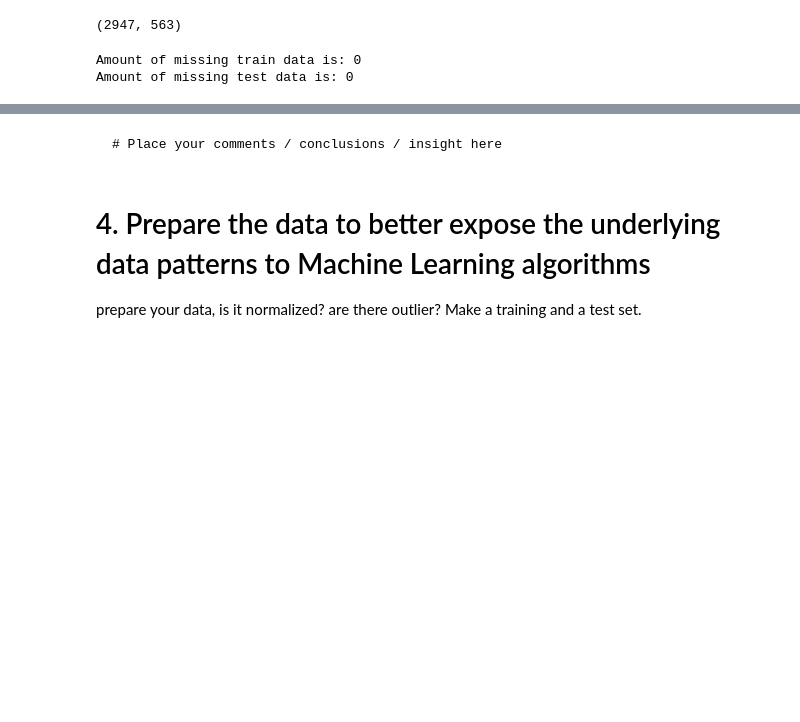
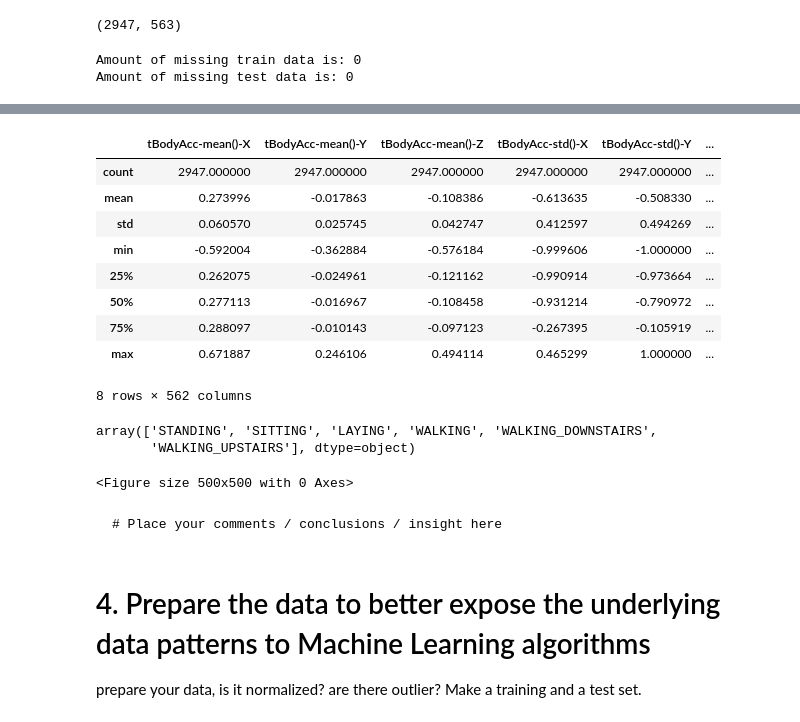
Before and after one commit to yannick1203/AIS_Group2, a Jupyter notebook: Assignment1/Code/PartB/Assignment1_PART_B.ipynb, the cells around one changed output, grey strips where cells are left out. Cells and saved outputs as stored; diff of their text form; code cells hidden in the pictures; blank space fills up the shorter version.

```diff
--- a/Assignment1/Code/PartB/Assignment1_PART_B.ipynb
+++ b/Assignment1/Code/PartB/Assignment1_PART_B.ipynb
@@ -122,0 +150,39 @@ Amount of missing test data is: 0
+# %%
+test.describe()
+# %% [output]
+|  | tBodyAcc-mean()-X | tBodyAcc-mean()-Y | tBodyAcc-mean()-Z | tBodyAcc-std()-X | tBodyAcc-std()-Y | ... |
+| count | 2947.000000 | 2947.000000 | 2947.000000 | 2947.000000 | 2947.000000 | ... |
+| mean | 0.273996 | -0.017863 | -0.108386 | -0.613635 | -0.508330 | ... |
+| std | 0.060570 | 0.025745 | 0.042747 | 0.412597 | 0.494269 | ... |
+| min | -0.592004 | -0.362884 | -0.576184 | -0.999606 | -1.000000 | ... |
+| 25% | 0.262075 | -0.024961 | -0.121162 | -0.990914 | -0.973664 | ... |
+| 50% | 0.277113 | -0.016967 | -0.108458 | -0.931214 | -0.790972 | ... |
+| 75% | 0.288097 | -0.010143 | -0.097123 | -0.267395 | -0.105919 | ... |
+| max | 0.671887 | 0.246106 | 0.494114 | 0.465299 | 1.000000 | ... |
+8 rows × 562 columns
+# %%
+train['Activity'].unique()
+# %% [output]
+array(['STANDING', 'SITTING', 'LAYING', 'WALKING', 'WALKING_DOWNSTAIRS',
+       'WALKING_UPSTAIRS'], dtype=object)
+# %%
+plt.figure(figsize=(5, 5))
+label_counts = train['Activity'].value_counts()
+colors = px.colors.qualitative.Plotly
+
+graph = go.Bar(x=label_counts.index, y=label_counts.values, marker = dict(color = colors))
+layout = go.Layout(
+    height=450, width=1100,
+    title = 'Activity Counts Distribution Train Set',
+    xaxis = dict(title = 'Activity', tickangle=0, showgrid=False),
+    yaxis = dict(title = 'Count', showgrid=False),
+    plot_bgcolor='#2d3035', paper_bgcolor='#2d3035',
+    title_font=dict(size=25, color='#a5a7ab', family='roboto'),
+    margin=dict(t=80, b=30, l=70, r=40),
+    font=dict(color='#8a8d93'))
+fig = go.Figure(data=[graph], layout = layout)
+fig.update_traces(textfont=dict(color='#fff'), marker=dict(line=dict(color='#ffffff', width=2)))
+
+iplot(fig)
+# %% [output]
+<Figure size 500x500 with 0 Axes>
```
Also changed, not shown: parts of 16 cells of this notebook.
